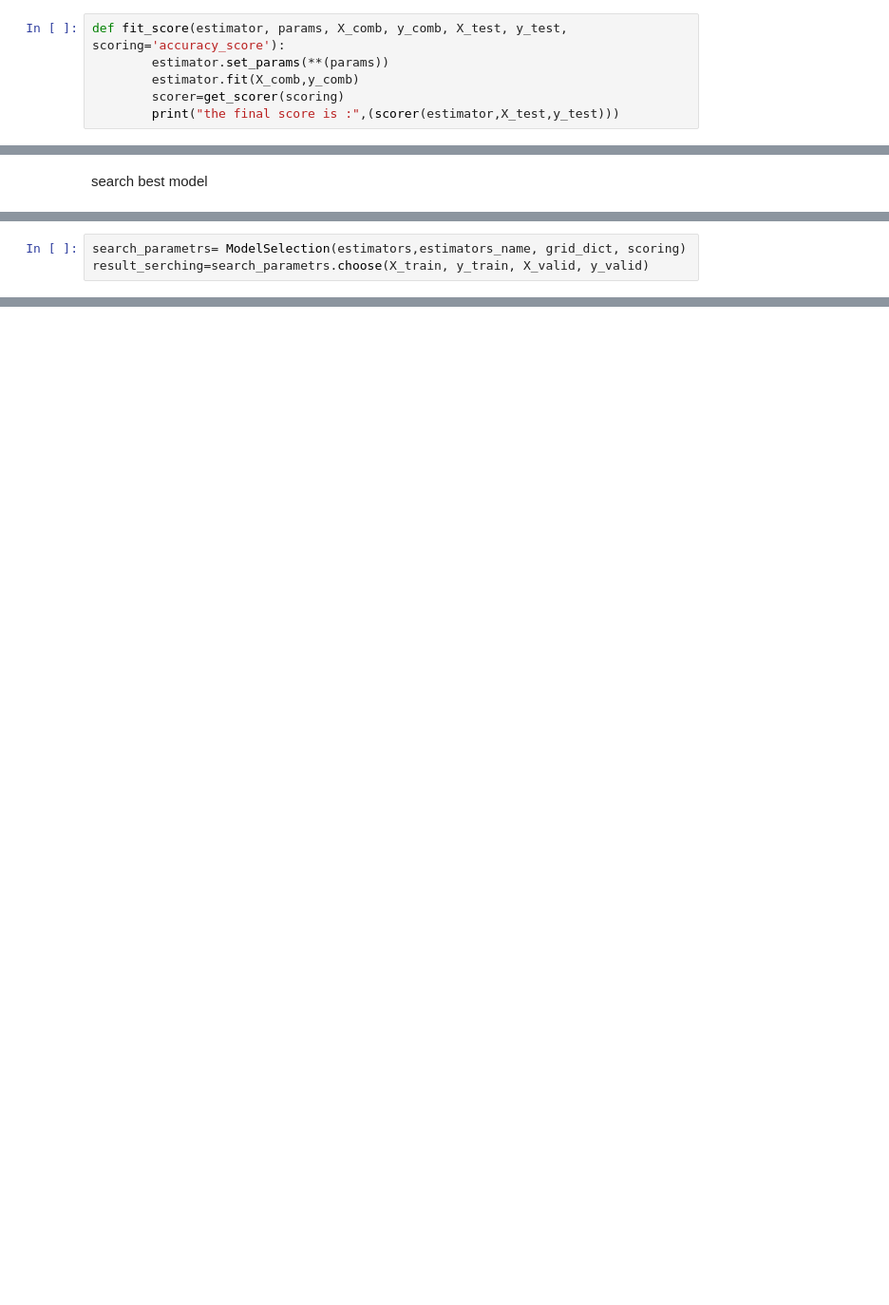
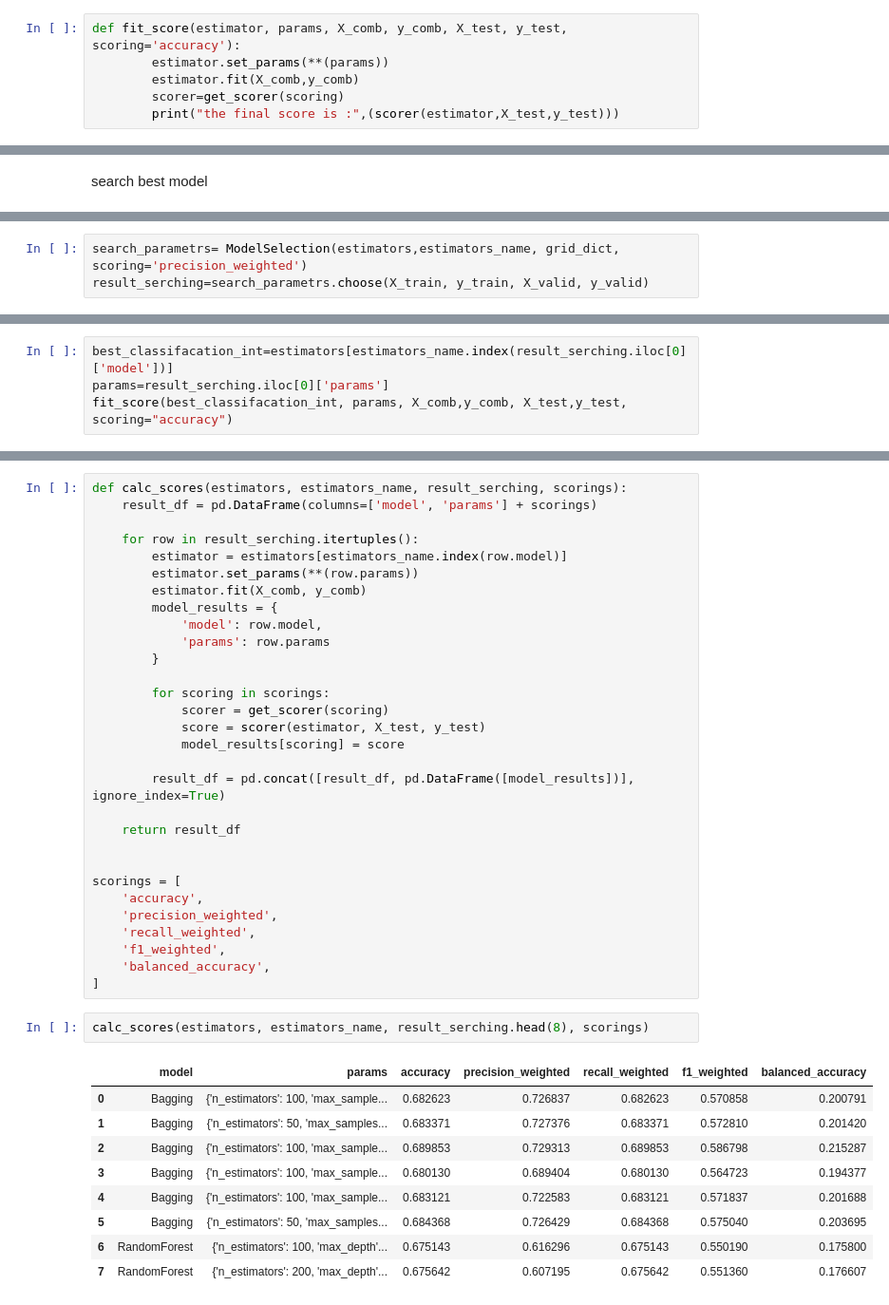
Before and after one commit to gordyay/food-nutrition-module, a Jupyter notebook: src/recipes.ipynb, the cells around one changed output, grey strips where cells are left out. Shown: that part at 95% size. Cells and saved outputs as stored; diff of their text form; blank space fills up the shorter version.

```diff
--- a/src/recipes.ipynb
+++ b/src/recipes.ipynb
@@ -450,7 +450,7 @@ class ModelSelection:
         scorer=get_scorer(self.scoring)
         print("the final score is :",(scorer(best_estimator,X_test,y_test)))
 # %%
-def fit_score(estimator, params, X_comb, y_comb, X_test, y_test, scoring='accuracy_score'):
+def fit_score(estimator, params, X_comb, y_comb, X_test, y_test, scoring='accuracy'):
         estimator.set_params(**(params))
         estimator.fit(X_comb,y_comb)
         scorer=get_scorer(scoring)
@@ -716,3 +703,3 @@ search best model
 # %%
-search_parametrs= ModelSelection(estimators,estimators_name, grid_dict, scoring)
+search_parametrs= ModelSelection(estimators,estimators_name, grid_dict, scoring='precision_weighted')
 result_serching=search_parametrs.choose(X_train, y_train, X_valid, y_valid)
@@ -723,0 +719,4 @@ KeyboardInterrupt:
+# %%
+best_classifacation_int=estimators[estimators_name.index(result_serching.iloc[0]['model'])]
+params=result_serching.iloc[0]['params']
+fit_score(best_classifacation_int, params, X_comb,y_comb, X_test,y_test, scoring="accuracy")
@@ -723,0 +725,42 @@ KeyboardInterrupt:
+# %%
+def calc_scores(estimators, estimators_name, result_serching, scorings):
+    result_df = pd.DataFrame(columns=['model', 'params'] + scorings)
+
+    for row in result_serching.itertuples():
+        estimator = estimators[estimators_name.index(row.model)]
+        estimator.set_params(**(row.params))
+        estimator.fit(X_comb, y_comb)
+        model_results = {
+            'model': row.model,
+            'params': row.params
+        }
+
+        for scoring in scorings:
+            scorer = get_scorer(scoring)
+            score = scorer(estimator, X_test, y_test)
+            model_results[scoring] = score
+
+        result_df = pd.concat([result_df, pd.DataFrame([model_results])], ignore_index=True)
+
+    return result_df
+
+
+scorings = [
+    'accuracy',
+    'precision_weighted',
+    'recall_weighted',
+    'f1_weighted',
+    'balanced_accuracy',
+]
+# %%
+calc_scores(estimators, estimators_name, result_serching.head(8), scorings)
+# %% [output]
+|  | model | params | accuracy | precision_weighted | recall_weighted | f1_weighted | balanced_accuracy |
+| 0 | Bagging | {'n_estimators': 100, 'max_sample... | 0.682623 | 0.726837 | 0.682623 | 0.570858 | 0.200791 |
+| 1 | Bagging | {'n_estimators': 50, 'max_samples... | 0.683371 | 0.727376 | 0.683371 | 0.572810 | 0.201420 |
+| 2 | Bagging | {'n_estimators': 100, 'max_sample... | 0.689853 | 0.729313 | 0.689853 | 0.586798 | 0.215287 |
+| 3 | Bagging | {'n_estimators': 100, 'max_sample... | 0.680130 | 0.689404 | 0.680130 | 0.564723 | 0.194377 |
+| 4 | Bagging | {'n_estimators': 100, 'max_sample... | 0.683121 | 0.722583 | 0.683121 | 0.571837 | 0.201688 |
+| 5 | Bagging | {'n_estimators': 50, 'max_samples... | 0.684368 | 0.726429 | 0.684368 | 0.575040 | 0.203695 |
+| 6 | RandomForest | {'n_estimators': 100, 'max_depth'... | 0.675143 | 0.616296 | 0.675143 | 0.550190 | 0.175800 |
+| 7 | RandomForest | {'n_estimators': 200, 'max_depth'... | 0.675642 | 0.607195 | 0.675642 | 0.551360 | 0.176607 |
```
Also changed, not shown: parts of 26 cells of this notebook, 9 other files.
